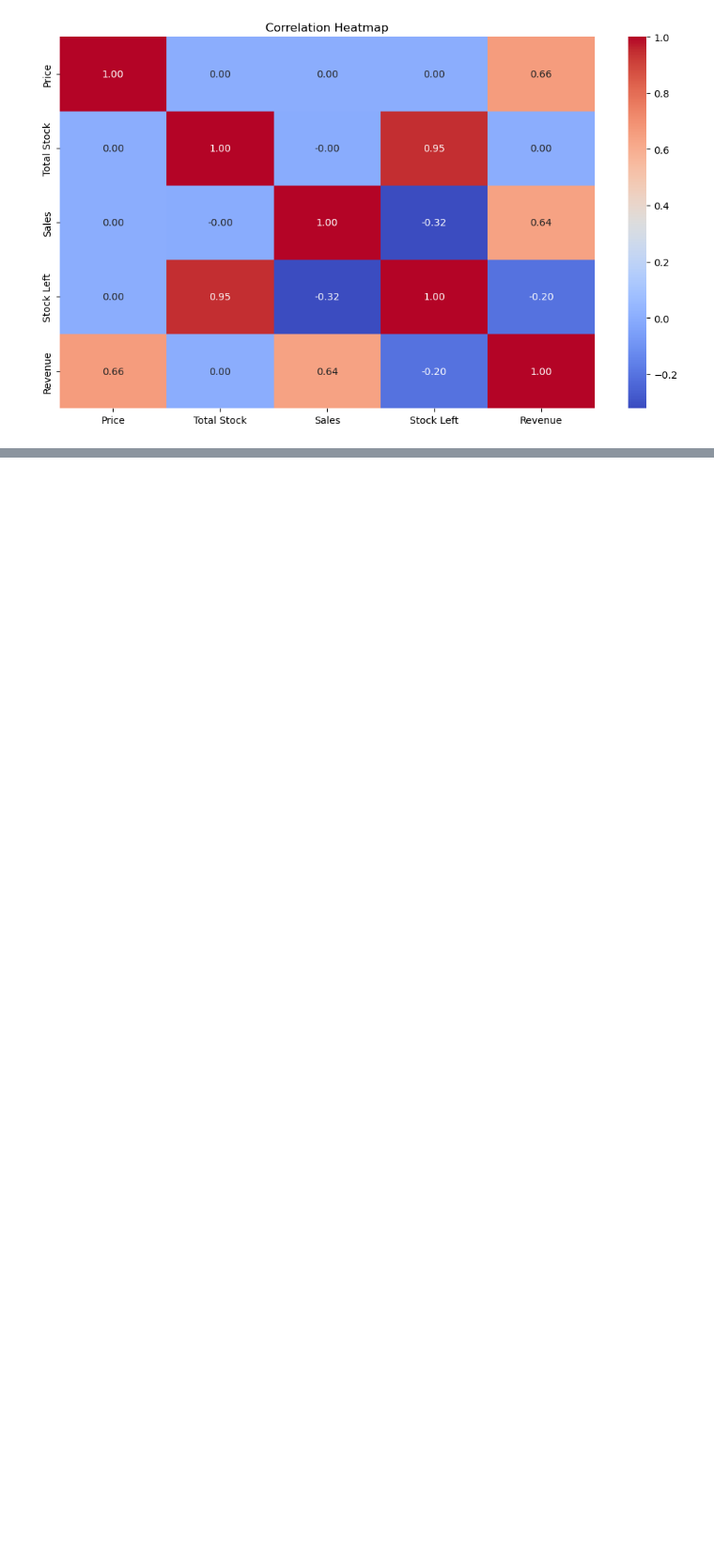
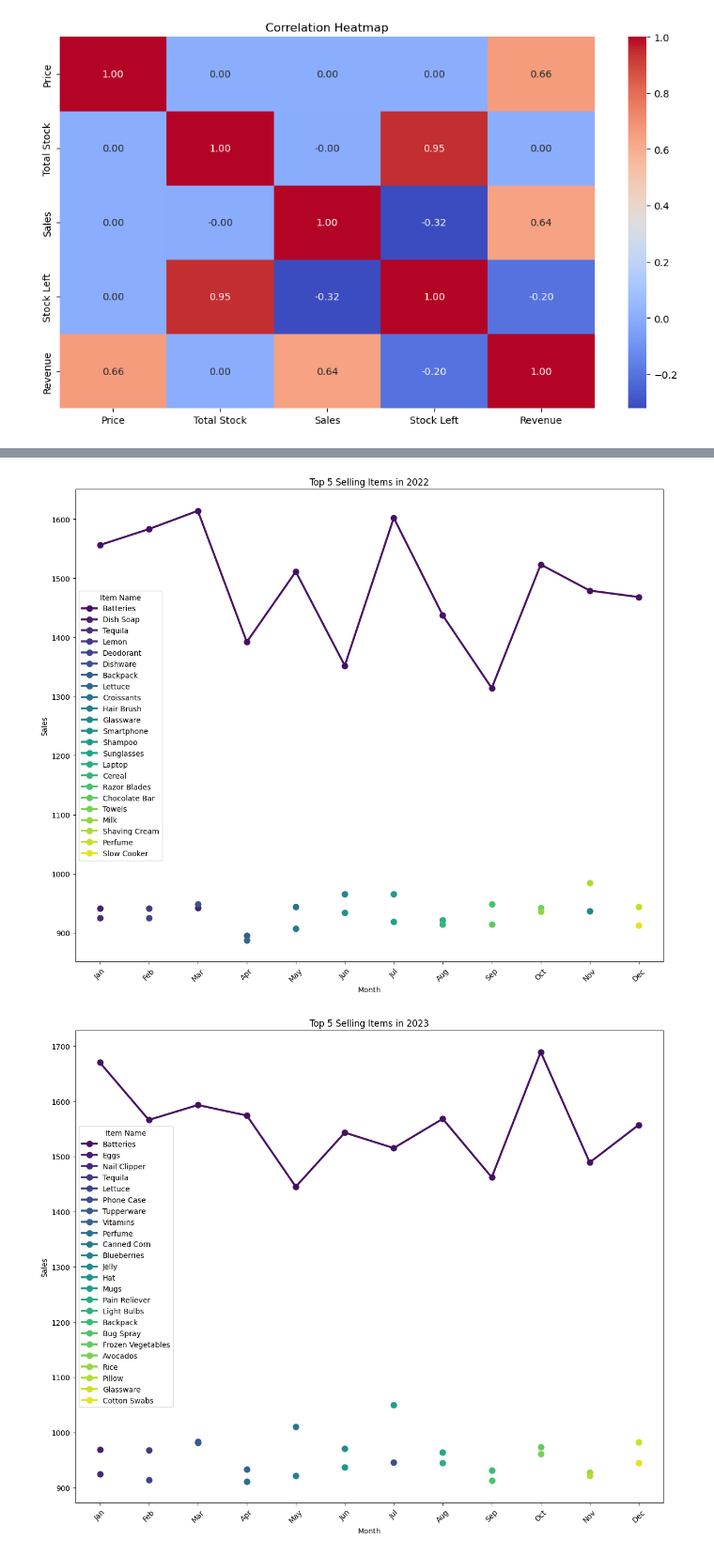
Before and after one commit to Rojal123245/Sales-Automation-AI, a Jupyter notebook: model/model.ipynb, the cells around one changed output, grey strips where cells are left out. Shown at 94% size. Drawn from its saved outputs; the diff is of its cells as text; code cells hidden in the pictures; blank space fills up the shorter version.

```diff
--- a/model/model.ipynb
+++ b/model/model.ipynb
@@ -156,0 +247,8 @@ plt.show()
+# %%
+group_sales = data.groupby(['Year', 'Month', 'Item Name'])['Sales'].sum().reset_index()
+group_revenue = data.groupby(['Year', 'Month', 'Item Name'])['Revenue'].sum().reset_index()
+# %%
+# Top 3 selling items and revenue generating items
+top_selling_items = group_sales.sort_values(['Year', 'Month', 'Sales'], ascending=[True, True, False]).groupby(['Year', 'Month']).head(3).reset_index(drop=True)
+top_revenue_generating_items = group_revenue.sort_values(['Year', 'Month', 'Revenue'], ascending=[True, True, False]).groupby(['Year', 'Month']).head(3).reset_index(drop=True)
+top_selling_items
@@ -156,0 +285,39 @@ plt.show()
+# %%
+# Get unique years
+unique_years = top_selling_items['Year'].unique()
+
+# Set the number of rows and columns for plotting
+n_rows = 1  # We will plot one graph per year
+n_cols = len(unique_years)  # One column per year
+
+# Create a plot for each year
+for year in unique_years:
+    # Filter data for the specific year
+    data_year = top_selling_items[top_selling_items['Year'] == year]
+
+    # Set up the plot for this year
+    plt.figure(figsize=(12, 10))
+
+    # Create a line plot for the year with markers
+    sns.pointplot(data=data_year, x='Month', y='Sales', hue='Item Name', marker='o', palette='viridis')
+
+    # Set x-axis labels and rotate
+    plt.xticks(ticks=range(12), labels=['Jan', 'Feb', 'Mar', 'Apr', 'May', 'Jun',
+                                         'Jul', 'Aug', 'Sep', 'Oct', 'Nov', 'Dec'], rotation=45)
+
+    # Set axis labels and title
+    plt.xlabel('Month')
+    plt.ylabel('Sales')
+    plt.title(f'Top 5 Selling Items in {year}')
+
+    # Add a legend
+    plt.legend(title='Item Name')
+
+    # Adjust the layout to make it clear
+    plt.tight_layout()
+
+    # Show the plot
+    plt.show()
+# %% [output]
+[figure, added]
+[figure, added]
```
Also changed, not shown: parts of 17 cells of this notebook, 1 other file.
